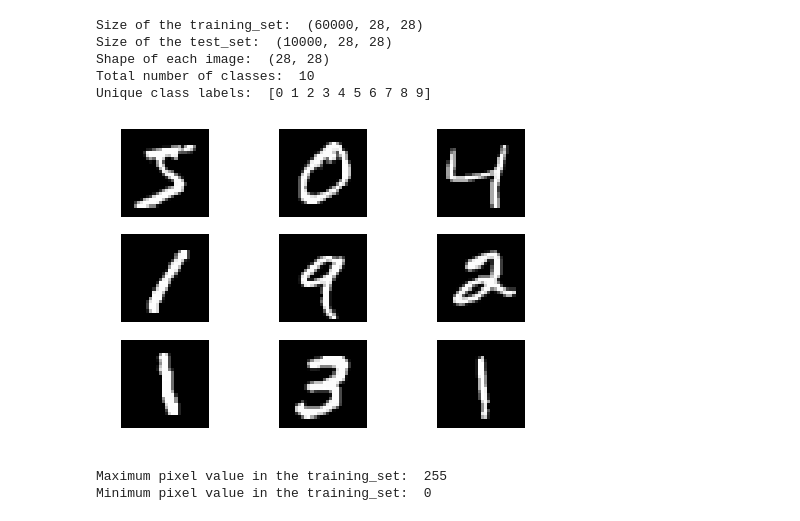
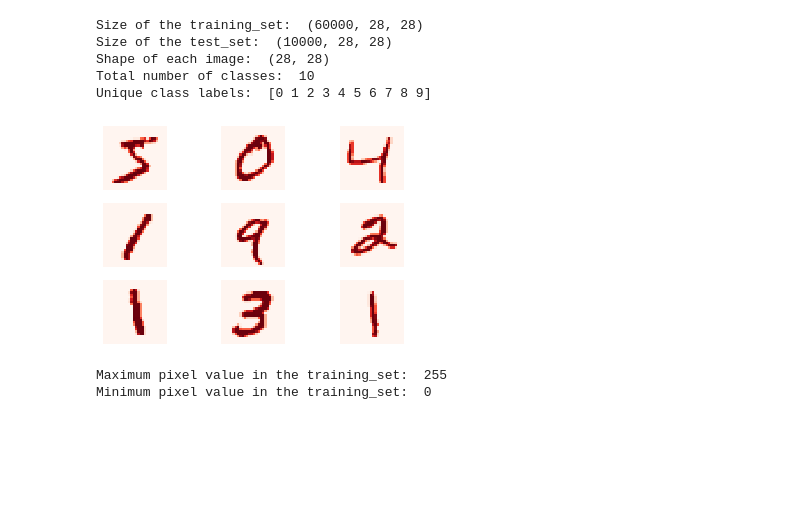
Before and after one commit to LIMON100/MNIST, a Jupyter notebook: Mnist.ipynb, the cells around one changed output. Drawn from its saved outputs; the diff is of its cells as text; code cells hidden in the pictures; blank space fills up the shorter version.

```diff
--- a/Mnist.ipynb
+++ b/Mnist.ipynb
@@ -28,10 +31,10 @@ Unique class labels:  [0 1 2 3 4 5 6 7 8 9]
 # %%
 for i in range(0, 9):
     plt.subplot(331+i)
     plt.axis('off')
-    plt.imshow(X_train[i], cmap='gray')
+    plt.imshow(X_train[i], cmap = 'Reds')
 # %% [output]
-[figure, old version]
+[figure, new version]
 # %%
 print('Maximum pixel value in the training_set: ', np.max(X_train))
 print('Minimum pixel value in the training_set: ', np.min(X_train))
```
Also changed, not shown: parts of 13 cells of this notebook.
